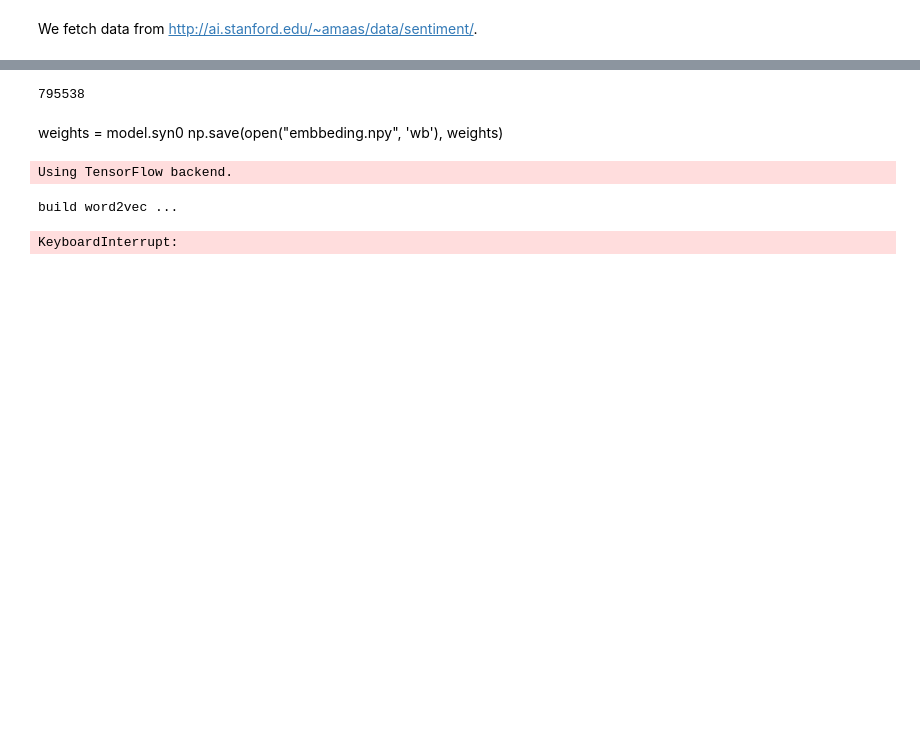
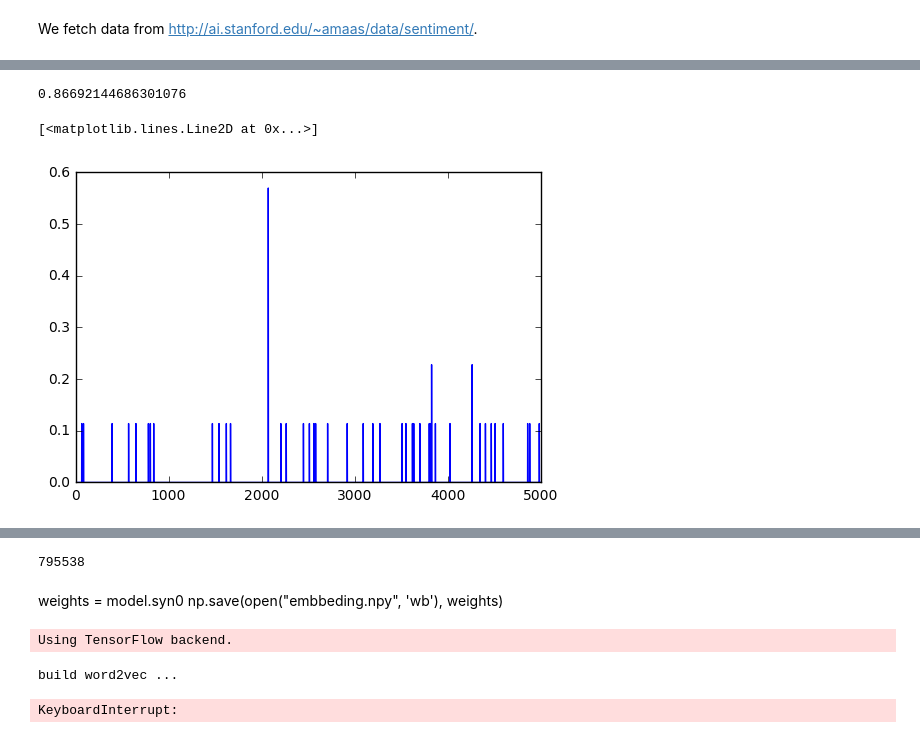
Before and after one commit to KapilKhanal/jjakimoto.github.io, a Jupyter notebook: word2vec/word2vec.ipynb, the cells around one changed output, grey strips where cells are left out. Saved outputs shown, nothing was run; the diff lists cells and outputs as text; code cells hidden in the pictures; blank space fills up the shorter version.

```diff
--- a/word2vec/word2vec.ipynb
+++ b/word2vec/word2vec.ipynb
@@ -2,0 +53,19 @@ We fetch data from http://ai.stanford.edu/~amaas/data/sentiment/.
+# %%
+from sklearn.feature_extraction.text import CountVectorizer
+
+vectorizer = CountVectorizer(analyzer = "word",
+                             tokenizer = None,
+                             preprocessor = None,
+                             stop_words = None,
+                             max_features = 5000)
+# %%
+def make_BoW(vectorizer, data):
+    _data = []
+    for x in data:
+        _data.append(' '.join(x))
+    transfomed_data = vectorizer.fit_transform(_data)
+    return transfomed_data
+# %%
+%%time
+
+bow = make_BoW(vectorizer, labeled_data[0])
@@ -2,0 +79,13 @@ We fetch data from http://ai.stanford.edu/~amaas/data/sentiment/.
+# %%
+from sklearn.preprocessing import normalize
+
+bow = normalize(bow, norm='l2', axis=1)
+# %%
+np.max(bow)
+# %% [output]
+0.86692144686301076
+# %%
+plt.plot(bow.toarray()[0])
+# %% [output]
+[<matplotlib.lines.Line2D at 0x...>]
+[figure, added]
```
Also changed, not shown: parts of 16 cells of this notebook.
